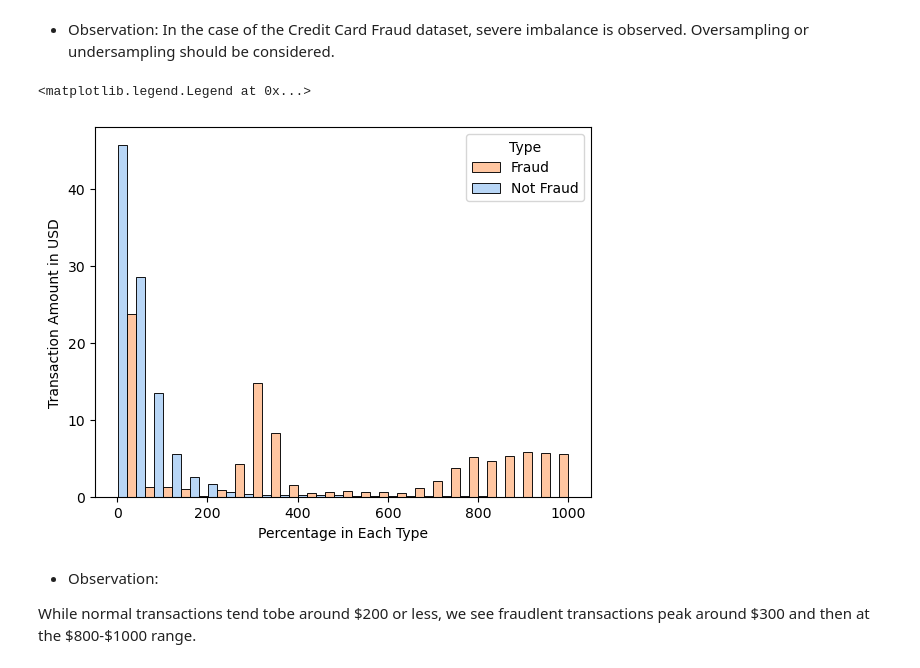
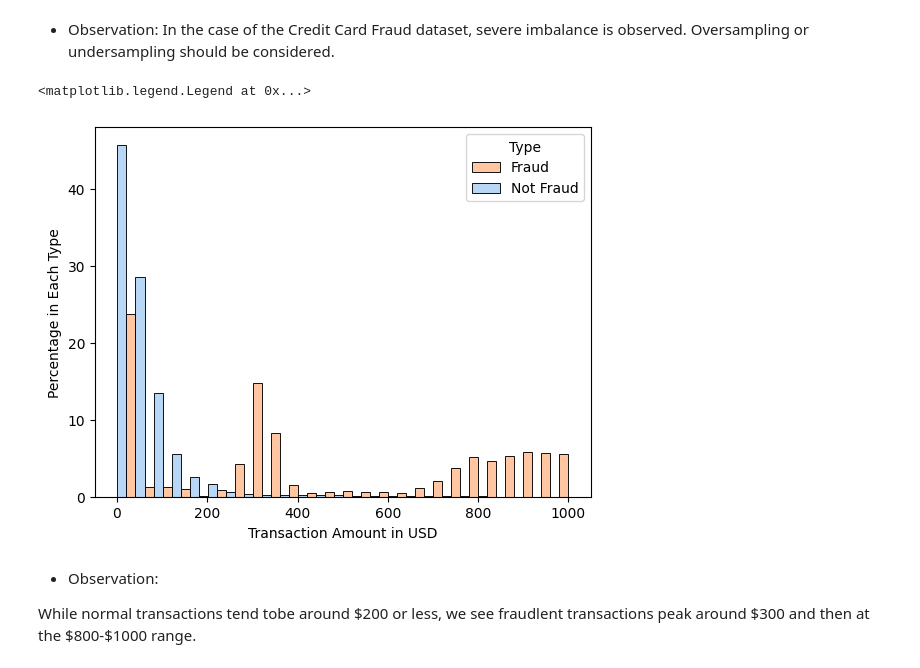
Before and after one commit to dangyenlinhh/CreditCardFraud, a Jupyter notebook: Modeling.ipynb, the cells around one changed output. Saved outputs shown, nothing was run; the diff lists cells and outputs as text; code cells hidden in the pictures.

```diff
--- a/Modeling.ipynb
+++ b/Modeling.ipynb
@@ -32,5 +39,5 @@ from sklearn.model_selection import GridSearchCV
 # %%
-train_set =pd.read_csv('data_train.csv')
+train_set =pd.read_csv('drive/MyDrive/creditCardFraud/Data/data_train.csv')
 train_set.head(5)
 # %% [output]
 |  | Unnamed: 0 | trans_date_trans_time | cc_num | merchant | category | amt | first | last | gender | ... |
@@ -102,16 +109,18 @@ dtype: int64
 train_set =train_set.drop(['Unnamed: 0','unix_time'],axis=1)
 # %%
 df = train_set
+# %%
+df.drop_duplicates(inplace=True)
 # %%
 # convert datetime columns
 df['trans_date_trans_time'] = pd.to_datetime(df['trans_date_trans_time'],infer_datetime_format=True)
 df['dob'] = pd.to_datetime(df['dob'],infer_datetime_format= True)
 # %%
-# Add column hour of day
+# Add column
 df['hour_of_day'] = df.trans_date_trans_time.dt.hour
 df['day']=df['trans_date_trans_time'].dt.dayofweek
 df['month']=df['trans_date_trans_time'].dt.month
-df['age']=df['trans_date_trans_time'].dt.year-df['dob'].dt.year
+df['age'] = ((df['trans_date_trans_time'] - df['dob'])/ pd.Timedelta(days=365)).astype(int)
 # %%
 # Convert Dtypes
 df.cc_num = df.cc_num.astype('category')
@@ -157,12 +164,12 @@ Oversampling or undersampling should be considered.
 # %%
 # amount vs fraud
 ax = sns.histplot(data=df[df.amt<=1000],x='amt',hue='is_fraud',stat='percent',multiple='dodge',common_norm=False,bins=25,palette= 'pastel')
-ax.set_xlabel('Percentage in Each Type')
-ax.set_ylabel('Transaction Amount in USD')
+ax.set_ylabel('Percentage in Each Type')
+ax.set_xlabel('Transaction Amount in USD')
 plt.legend(title='Type',labels=['Fraud', 'Not Fraud'])
 # %% [output]
 <matplotlib.legend.Legend at 0x...>
-[figure, old version]
+[figure, new version]
 # %% [markdown]
 * Observation:
 
```
Also changed, not shown: parts of 51 cells of this notebook.
